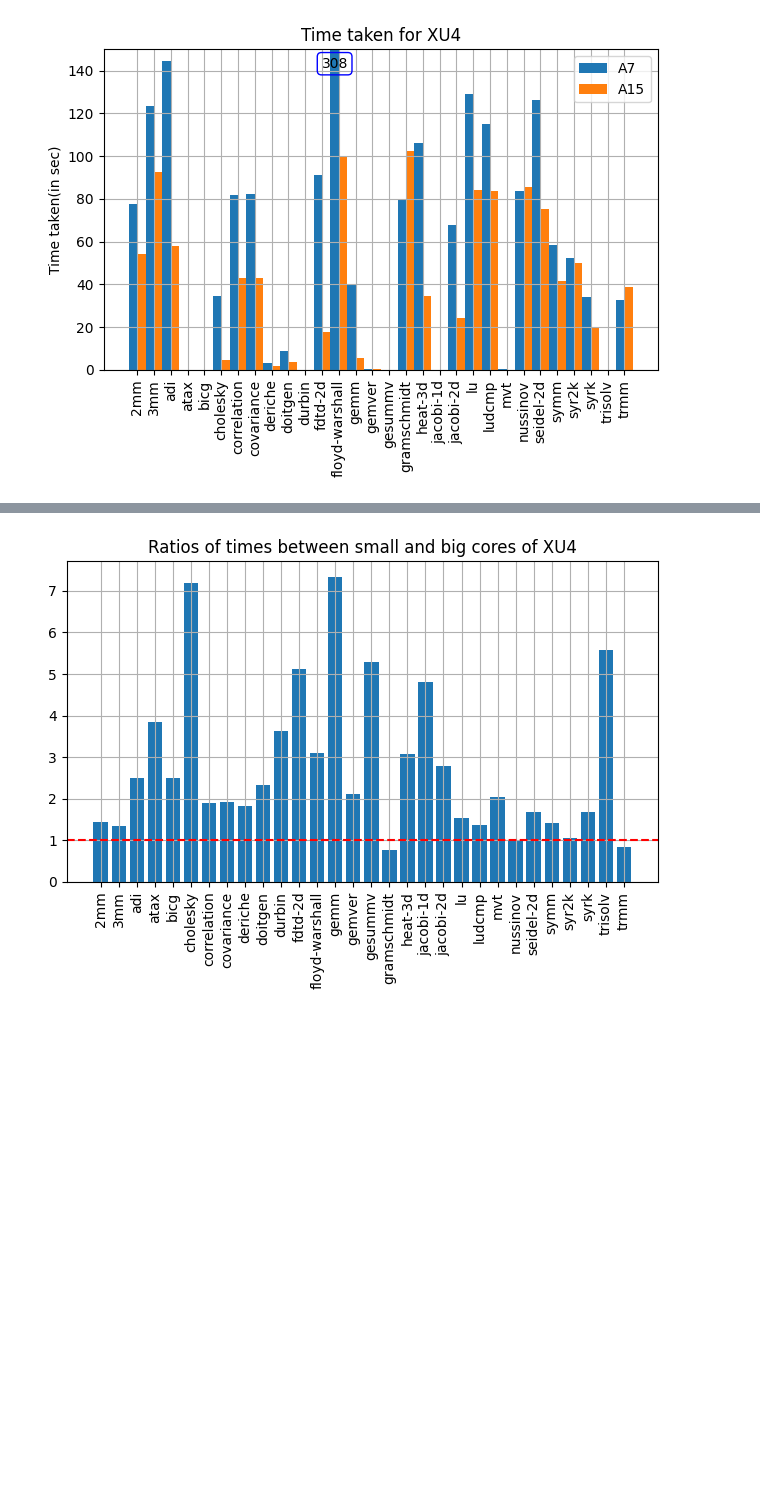
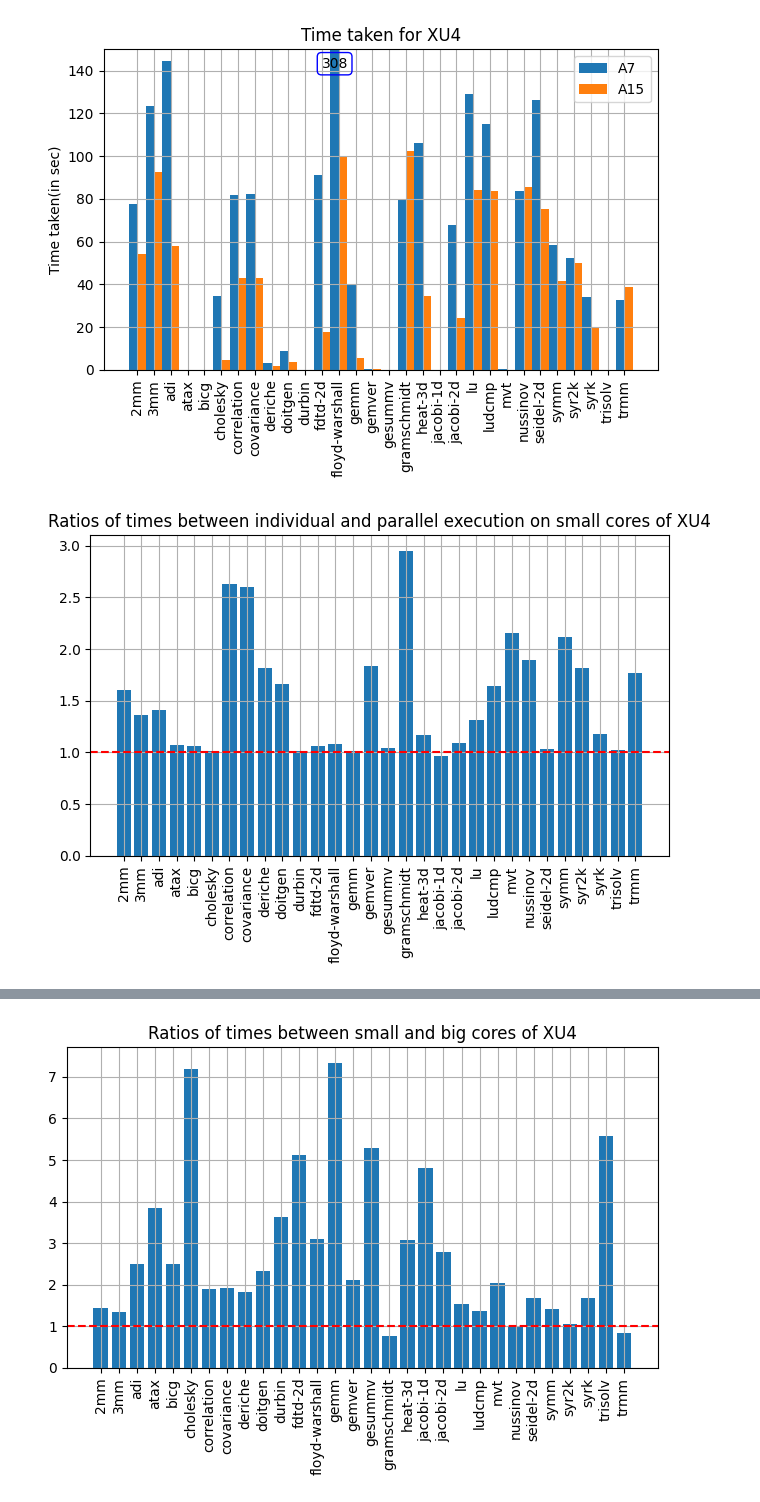
Before and after one commit to Hema-Sri-Ch/mini-project, a Jupyter notebook: Polybench/Times/Data-plots/Visualise.ipynb, the cells around one changed output, grey strips where cells are left out. Drawn from its saved outputs; the diff is of its cells as text; code cells hidden in the pictures; blank space fills up the shorter version.

Commit message:
Added parallel and individual exec time ratio plots

```diff
--- a/Polybench/Times/Data-plots/Visualise.ipynb
+++ b/Polybench/Times/Data-plots/Visualise.ipynb
@@ -5,6 +5,18 @@ import matplotlib.pyplot as plt
 # %%
 df = pd.read_csv('data.csv', header=None)
 df = df.drop(df.columns[9], axis=1)
+
+df2 = pd.read_csv('times32-allSmallCores.csv', header=None)
+df3 = pd.read_csv('times32-allBigCores.csv', header=None)
+# %%
+smallY = []
+bigY = []
+
+for i in range(30):
+    num1 = np.array(df2.iloc[i, 1:])
+    num2 = np.array(df3.iloc[i, 1:])
+    smallY.append(num1.mean())
+    bigY.append(num2.mean())
 # %%
 Y1 = []
 Y2 = []
@@ -71,3 +83,48 @@ plt.savefig("timesXU4.png")
 plt.show()
 # %% [output]
 [figure]
+# %%
+# Ratio of time for parallel execution of small cores vs individual execution of small cores
+
+# time taken by small core / time taken by big cores
+
+Y = []
+for i in range(30):
+    Y.append(smallY[i]/Y1[i])
+
+# Plotting the bar graph with adjusted bar width and positions
+fig, ax = plt.subplots()
+
+# Adjust the width of each bar
+bar_width = 0.8
+
+# Compute the positions of the bars with additional space
+bar_positions = np.arange(len(X)) * (bar_width + 0.2)
+
+# Plot the bars
+bars = plt.bar(bar_positions, Y, width=bar_width)
+
+# Add a horizontal line at the y-axis limit
+plt.axhline(y=1, linestyle='--', color='red')
+
+# Annotate bars with their y-values if they exceed the y-axis limit
+
+"""
+for bar in bars:
+    yval = bar.get_height()
+    if yval > 3:
+        plt.text(bar.get_x() + bar.get_width()/2, 2.75, f'{yval:.0f}', ha='center', va='bottom',color='black', fontsize=10,
+                 bbox=dict(boxstyle='round', edgecolor='red', facecolor='none', linewidth=1))
+
+"""
+# Customize the plot
+plt.xticks(bar_positions, X, rotation=90)
+plt.grid()
+plt.title("Ratios of times between individual and parallel execution on small cores of XU4")
+plt.tight_layout()
+
+# Save the plot to a file and display
+plt.savefig("timeRatiosXU4_smallCores.png")
+plt.show()
+# %% [output]
+[figure, added]
```
Also changed, not shown: parts of 3 cells of this notebook, 6 other files.
